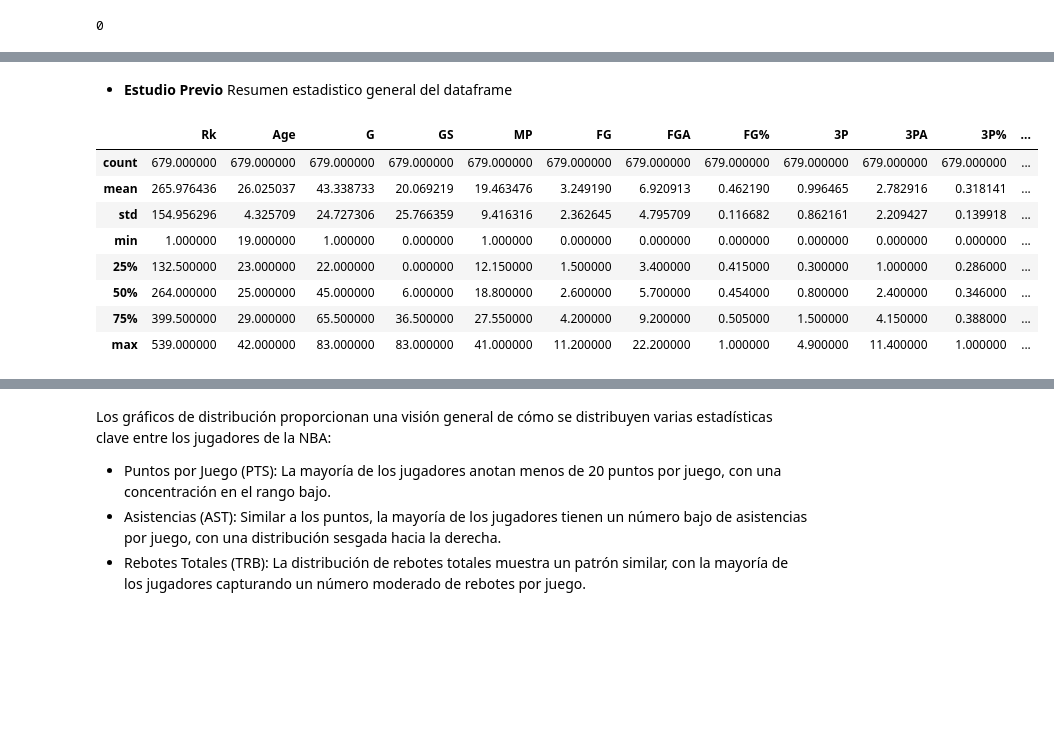
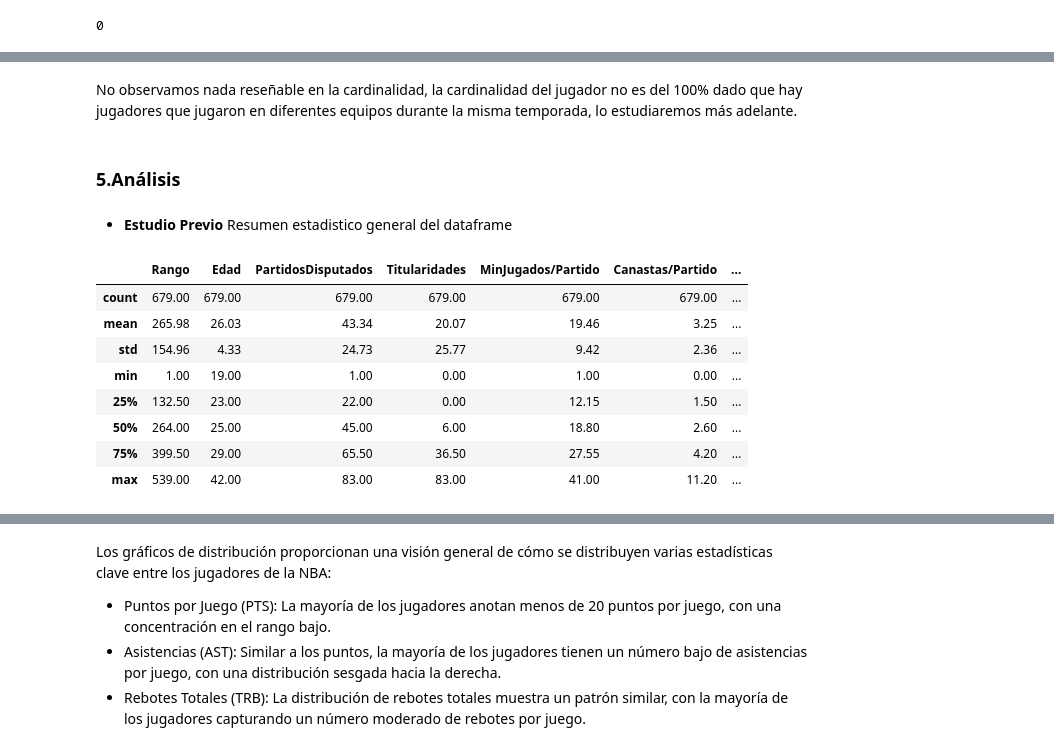
Before and after one commit to ItziCG/EDA_NBA, a Jupyter notebook: src/utils/EDA_NBA.ipynb, the cells around one changed output, grey strips where cells are left out. Drawn from its saved outputs; the diff is of its cells as text; code cells hidden in the pictures; blank space fills up the shorter version.

```diff
--- a/src/utils/NBA_EDA2.ipynb
+++ b/src/utils/EDA_NBA.ipynb
@@ -135,0 +174,3 @@ Descripción general de los datos:
+# %%
+df = pd.read_csv('../data/process/df_renombrado.csv')
+df.columns
@@ -136,17 +220,20 @@ Descripción general de los datos:
+# %% [markdown]
+No observamos nada reseñable en la cardinalidad, la cardinalidad del jugador no es del 100% dado que hay jugadores que jugaron en diferentes equipos durante la misma temporada, lo estudiaremos más adelante.
+# %% [markdown]
+### **5.Análisis**
 # %% [markdown]
 + **Estudio Previo**
 Resumen estadistico general del dataframe
 # %%
 #Resumen Estadístico
-summary_statistics =df.describe()
-summary_statistics
+df.describe().round(2)
 # %% [output]
-|  | Rk | Age | G | GS | MP | FG | FGA | FG% | 3P | 3PA | 3P% | ... |
-| count | 679.000000 | 679.000000 | 679.000000 | 679.000000 | 679.000000 | 679.000000 | 679.000000 | 679.000000 | 679.000000 | 679.000000 | 679.000000 | ... |
-| mean | 265.976436 | 26.025037 | 43.338733 | 20.069219 | 19.463476 | 3.249190 | 6.920913 | 0.462190 | 0.996465 | 2.782916 | 0.318141 | ... |
-| std | 154.956296 | 4.325709 | 24.727306 | 25.766359 | 9.416316 | 2.362645 | 4.795709 | 0.116682 | 0.862161 | 2.209427 | 0.139918 | ... |
-| min | 1.000000 | 19.000000 | 1.000000 | 0.000000 | 1.000000 | 0.000000 | 0.000000 | 0.000000 | 0.000000 | 0.000000 | 0.000000 | ... |
-| 25% | 132.500000 | 23.000000 | 22.000000 | 0.000000 | 12.150000 | 1.500000 | 3.400000 | 0.415000 | 0.300000 | 1.000000 | 0.286000 | ... |
-| 50% | 264.000000 | 25.000000 | 45.000000 | 6.000000 | 18.800000 | 2.600000 | 5.700000 | 0.454000 | 0.800000 | 2.400000 | 0.346000 | ... |
-| 75% | 399.500000 | 29.000000 | 65.500000 | 36.500000 | 27.550000 | 4.200000 | 9.200000 | 0.505000 | 1.500000 | 4.150000 | 0.388000 | ... |
-| max | 539.000000 | 42.000000 | 83.000000 | 83.000000 | 41.000000 | 11.200000 | 22.200000 | 1.000000 | 4.900000 | 11.400000 | 1.000000 | ... |
+|  | Rango | Edad | PartidosDisputados | Titularidades | MinJugados/Partido | Canastas/Partido | ... |
+| count | 679.00 | 679.00 | 679.00 | 679.00 | 679.00 | 679.00 | ... |
+| mean | 265.98 | 26.03 | 43.34 | 20.07 | 19.46 | 3.25 | ... |
+| std | 154.96 | 4.33 | 24.73 | 25.77 | 9.42 | 2.36 | ... |
+| min | 1.00 | 19.00 | 1.00 | 0.00 | 1.00 | 0.00 | ... |
+| 25% | 132.50 | 23.00 | 22.00 | 0.00 | 12.15 | 1.50 | ... |
+| 50% | 264.00 | 25.00 | 45.00 | 6.00 | 18.80 | 2.60 | ... |
+| 75% | 399.50 | 29.00 | 65.50 | 36.50 | 27.55 | 4.20 | ... |
+| max | 539.00 | 42.00 | 83.00 | 83.00 | 41.00 | 11.20 | ... |
```
Also changed, not shown: parts of 35 cells of this notebook, 4 other files.
